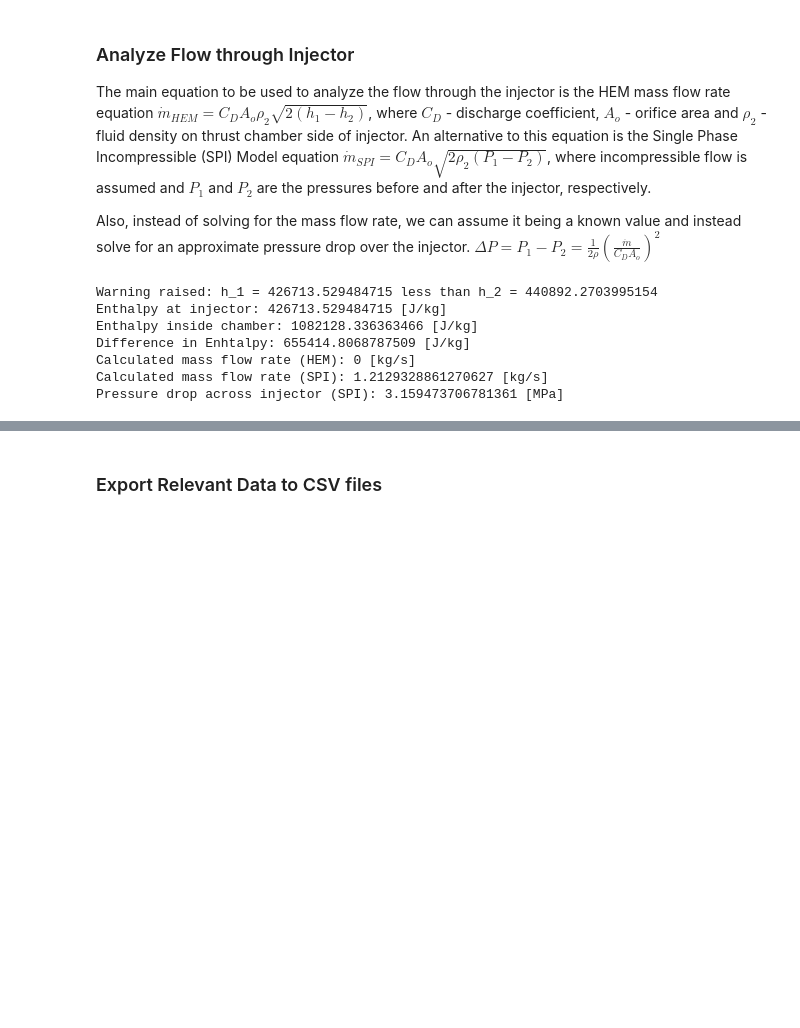
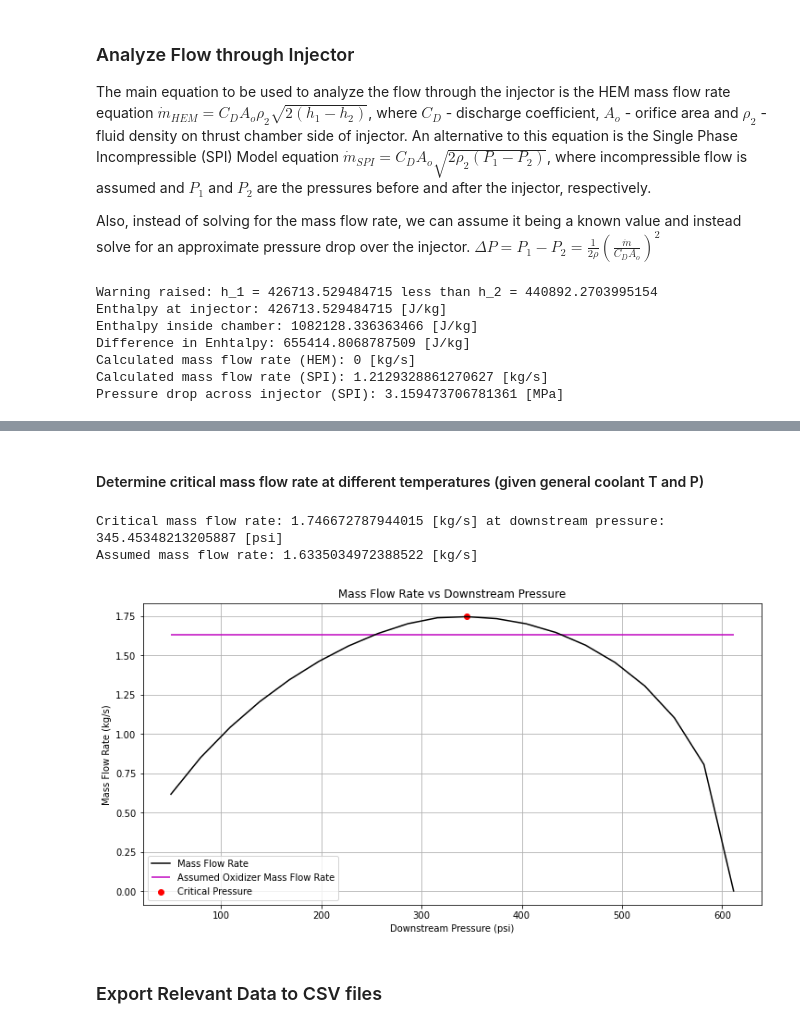
Before and after one commit to Project-Liquid/TheRocket, a Jupyter notebook: TheEngine/Regen Solver/hemsolver.ipynb, the cells around one changed output, grey strips where cells are left out. Cells and saved outputs as stored; diff of their text form; code cells hidden in the pictures; blank space fills up the shorter version.

```diff
--- a/TheEngine/Regen Solver/hemsolver.ipynb
+++ b/TheEngine/Regen Solver/hemsolver.ipynb
@@ -2154,3 +2155,57 @@ Critical mass flow rate: 1.4282599503706792 [kg/s] at downstream pressure: 479.6
+# %% [markdown]
+#### Determine critical mass flow rate at different temperatures (given general coolant T and P)
+# %%
+# define values for injector parameters
+C_D = 0.66 # [-] - discharge coefficient for coolant flow
+A_o = 0.0002 # [m^2] - area of injector
+T_1 = nodef.T_c # [K] - temperature of coolant before entering injector
+P_1 = nodef.P_c # [Pa] - pressure of coolant before entering injector
+
+# calculated values for injector parameters
+# define range of downstream pressures to use
+P_2_min = 50 * 6894.76 # [Pa] - minimum downstream pressure to use
+P_2_list = np.linspace(P_2_min, P_1, 20) # [Pa] - range of downstream pressures to use
+
+# calculate h_1
+h_1 = PropsSI('H', 'P', P_1, 'T', T_1, coolant_name) # [J/kg] - enthalpy of coolant before entering injector
+s_1 = PropsSI('S', 'P', P_1, 'T', T_1, coolant_name) # [J/kg/K] - entropy of coolant before entering injector
+
+# calculate h_2 for range of downstream pressures
+h_2_list = np.zeros_like(P_2_list)
+for i, P_2 in enumerate(P_2_list):
+    h_2_list[i] = PropsSI('H', 'P', P_2, 'S', s_1, coolant_name) # [J/kg] - enthalpy of coolant after entering injector
+
+# calculate rho_2 for range of downstream pressures
+rho_2_list = np.zeros_like(P_2_list)
+for i, P_2 in enumerate(P_2_list):
+    rho_2_list[i] = PropsSI('D', 'P', P_2, 'S', s_1, coolant_name) # [kg/m^3] - density of chamber nitrous estimate
+
+# calculate mass flow rate for range of downstream pressures
+mdot_list = mdot_HEM(C_D, A_o, rho_2_list, h_1, h_2_list) # [kg/s] - mass flow rate of coolant for range of downstream pressures
+
+
+# plot mass flow rate  versus downstream pressure
+fig, axs = plt.subplots(figsize = (12, 6))
+fig.set_facecolor('white')
+axs.plot(P_2_list / 6894.76, mdot_list, color = "k", label = "Mass Flow Rate") # plot using psi for downstream pressure
+axs.grid()
+axs.set_xlabel("Downstream Pressure (psi)")
+axs.set_ylabel("Mass Flow Rate (kg/s)")
+axs.set_title("Mass Flow Rate vs Downstream Pressure")
+# plot hirozntal line with oxidizer mass flow rate
+axs.hlines(o_mdot, P_2_list[0] / 6894.76, P_2_list[-1] / 6894.76, color = "m", label = "Assumed Oxidizer Mass Flow Rate")
+# find and plot maximum point
+max_mdot = max(mdot_list)
+max_P_2 = P_2_list[np.argmax(mdot_list)]
+plt.scatter(max_P_2 / 6894.76, max_mdot, color = "r", label = "Critical Pressure")
+plt.legend()
+
+print("Critical mass flow rate:", max_mdot, "[kg/s] at downstream pressure:", max_P_2 / 6894.76, "[psi]")
+print("Assumed mass flow rate:", o_mdot, "[kg/s]")
+# %% [output]
+Critical mass flow rate: 1.746672787944015 [kg/s] at downstream pressure: 345.45348213205887 [psi]
+Assumed mass flow rate: 1.6335034972388522 [kg/s]
+[figure, added]
 # %% [markdown]
 ### Export Relevant Data to CSV files
 # %%
```
Also changed, not shown: parts of 2 cells of this notebook, 8 other files.
